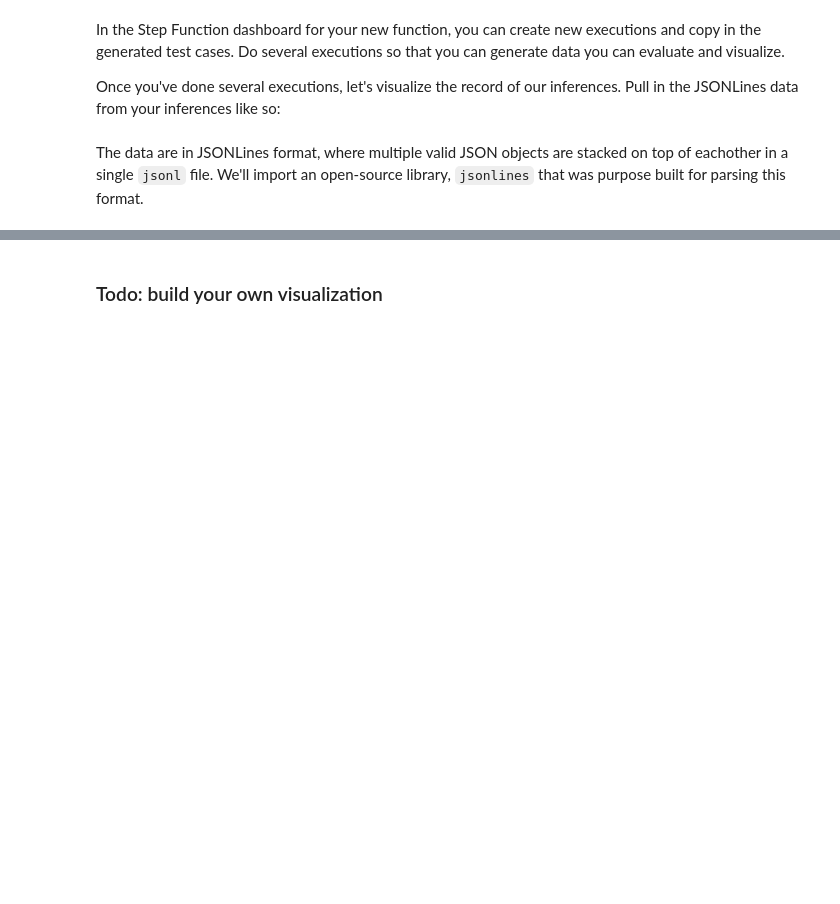
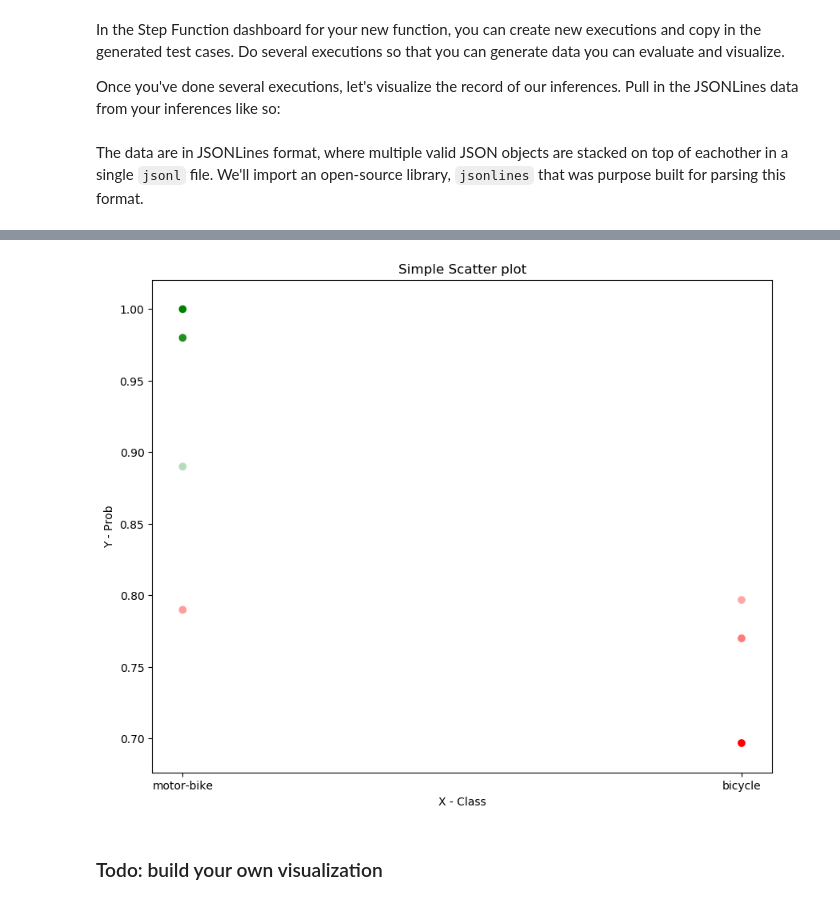
Before and after one commit to calvin639/udactity-AWS-ML, a Jupyter notebook: ml-workflow/scones-project/SconesProject_CalvinWright.ipynb, the cells around one changed output, grey strips where cells are left out. Cells and saved outputs as stored; diff of their text form; code cells hidden in the pictures; blank space fills up the shorter version.

```diff
--- a/ml-workflow/scones-project/SconesProject_CalvinWright.ipynb
+++ b/ml-workflow/scones-project/SconesProject_CalvinWright.ipynb
@@ -757,0 +712,5 @@ plt.gcf().autofmt_xdate()
+# %%
+# Define how we'll get our data
+import pandas as pd
+res = pd.read_csv('captured_data/sconesResults.csv',header=0,nrows=7)
+res
@@ -757,0 +726,4 @@ plt.gcf().autofmt_xdate()
+# %%
+res['class']=1
+res.loc[res['real'] == 'bicycle', 'class'] = 0
+res
@@ -758,3 +739,19 @@ plt.gcf().autofmt_xdate()
+# %%
+# Create visualization using a simple scatterplot
+import matplotlib.pyplot as plt
+from  matplotlib.colors import LinearSegmentedColormap
+cmap=LinearSegmentedColormap.from_list('rg',["r", "w", "g"], N=256)
+x = res['real']
+y = res['probability']
+plt.scatter(x, y, c=y, cmap=cmap)
+plt.rcParams.update({'figure.figsize':(10,8), 'figure.dpi':100})
+plt.title('Simple Scatter plot')
+plt.xlabel('X - Class')
+plt.ylabel('Y - Prob')
+#plt.xticks([0,1])
+plt.show()
+# %% [output]
+[figure, added]
 # %% [markdown]
 ### Todo: build your own visualization
 # %% [markdown]
```
Also changed, not shown: parts of 14 cells of this notebook, 1 other file.
